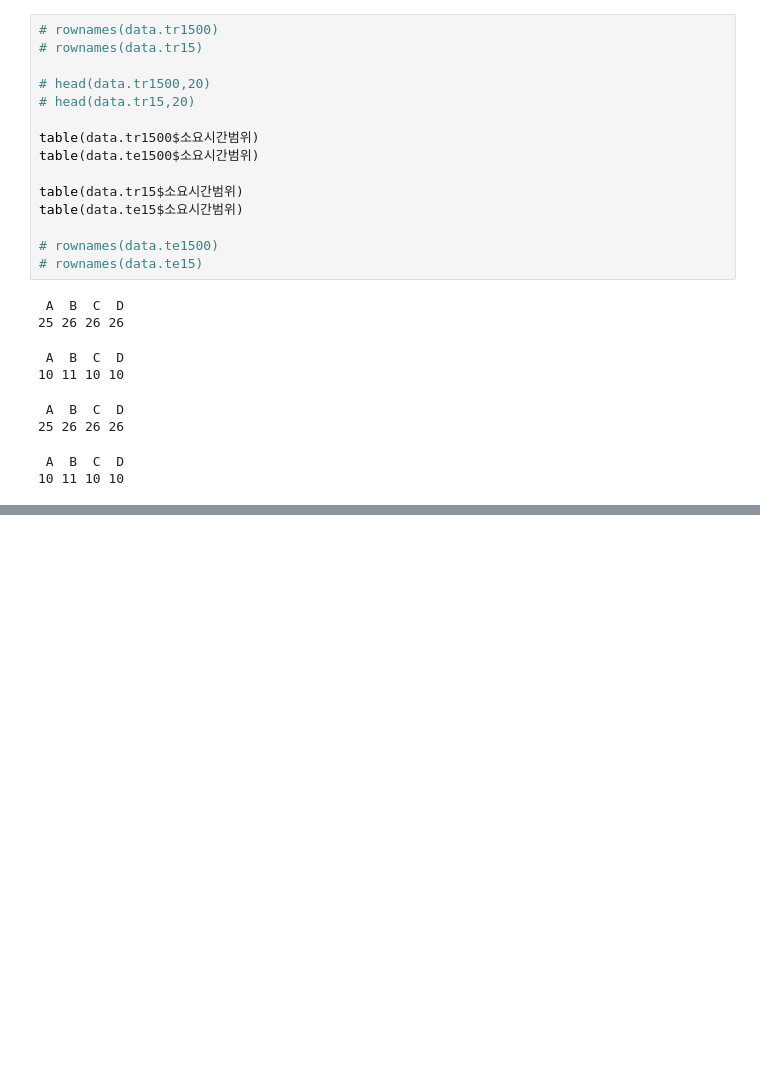
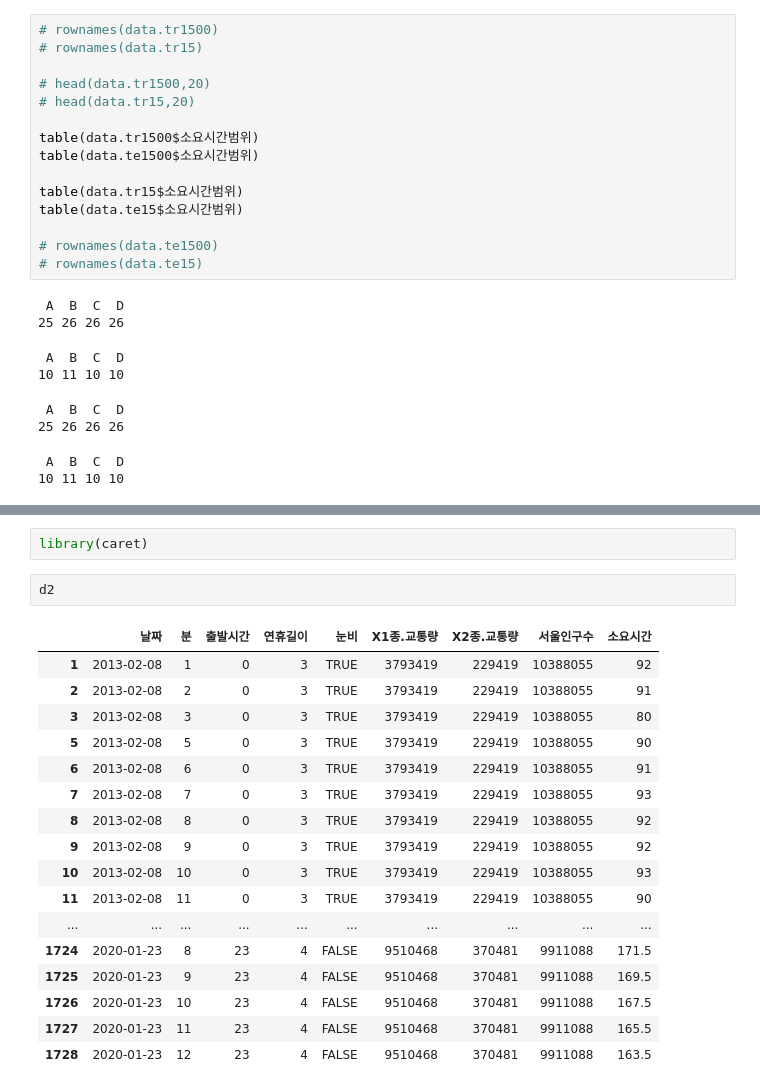
Before and after one commit to monargent0/TJRrrClass, a Jupyter notebook: 서울대전소요시간머신러닝.ipynb, the cells around one changed output, grey strips where cells are left out. Cells and saved outputs as stored; diff of their text form; blank space fills up the shorter version.

```diff
--- a/서울대전소요시간머신러닝.ipynb
+++ b/서울대전소요시간머신러닝.ipynb
@@ -668,0 +733,22 @@ table(data.te15$소요시간범위)
+# %%
+library(caret)
+# %%
+d2
+# %% [output]
+|  | 날짜 | 분 | 출발시간 | 연휴길이 | 눈비 | X1종.교통량 | X2종.교통량 | 서울인구수 | 소요시간 |
+| 1 | 2013-02-08 | 1 | 0 | 3 | TRUE | 3793419 | 229419 | 10388055 | 92 |
+| 2 | 2013-02-08 | 2 | 0 | 3 | TRUE | 3793419 | 229419 | 10388055 | 91 |
+| 3 | 2013-02-08 | 3 | 0 | 3 | TRUE | 3793419 | 229419 | 10388055 | 80 |
+| 5 | 2013-02-08 | 5 | 0 | 3 | TRUE | 3793419 | 229419 | 10388055 | 90 |
+| 6 | 2013-02-08 | 6 | 0 | 3 | TRUE | 3793419 | 229419 | 10388055 | 91 |
+| 7 | 2013-02-08 | 7 | 0 | 3 | TRUE | 3793419 | 229419 | 10388055 | 93 |
+| 8 | 2013-02-08 | 8 | 0 | 3 | TRUE | 3793419 | 229419 | 10388055 | 92 |
+| 9 | 2013-02-08 | 9 | 0 | 3 | TRUE | 3793419 | 229419 | 10388055 | 92 |
+| 10 | 2013-02-08 | 10 | 0 | 3 | TRUE | 3793419 | 229419 | 10388055 | 93 |
+| 11 | 2013-02-08 | 11 | 0 | 3 | TRUE | 3793419 | 229419 | 10388055 | 90 |
+| ... | ... | ... | ... | ... | ... | ... | ... | ... | ... |
+| 1724 | 2020-01-23 | 8 | 23 | 4 | FALSE | 9510468 | 370481 | 9911088 | 171.5 |
+| 1725 | 2020-01-23 | 9 | 23 | 4 | FALSE | 9510468 | 370481 | 9911088 | 169.5 |
+| 1726 | 2020-01-23 | 10 | 23 | 4 | FALSE | 9510468 | 370481 | 9911088 | 167.5 |
+| 1727 | 2020-01-23 | 11 | 23 | 4 | FALSE | 9510468 | 370481 | 9911088 | 165.5 |
+| 1728 | 2020-01-23 | 12 | 23 | 4 | FALSE | 9510468 | 370481 | 9911088 | 163.5 |
```
Also changed, not shown: parts of 12 cells of this notebook, 1 other file.
